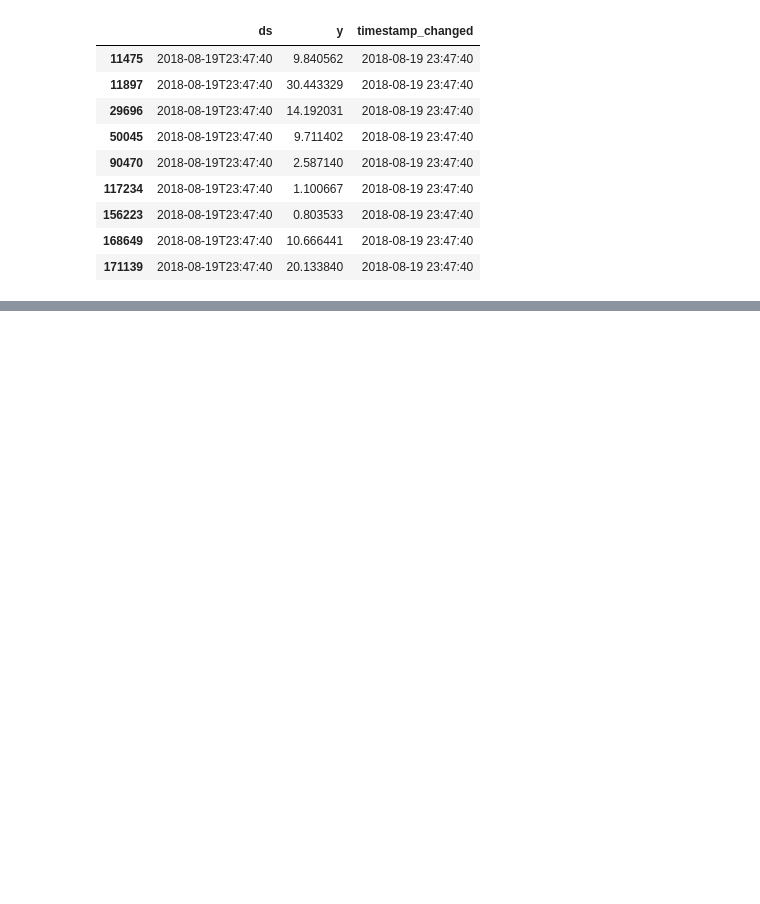
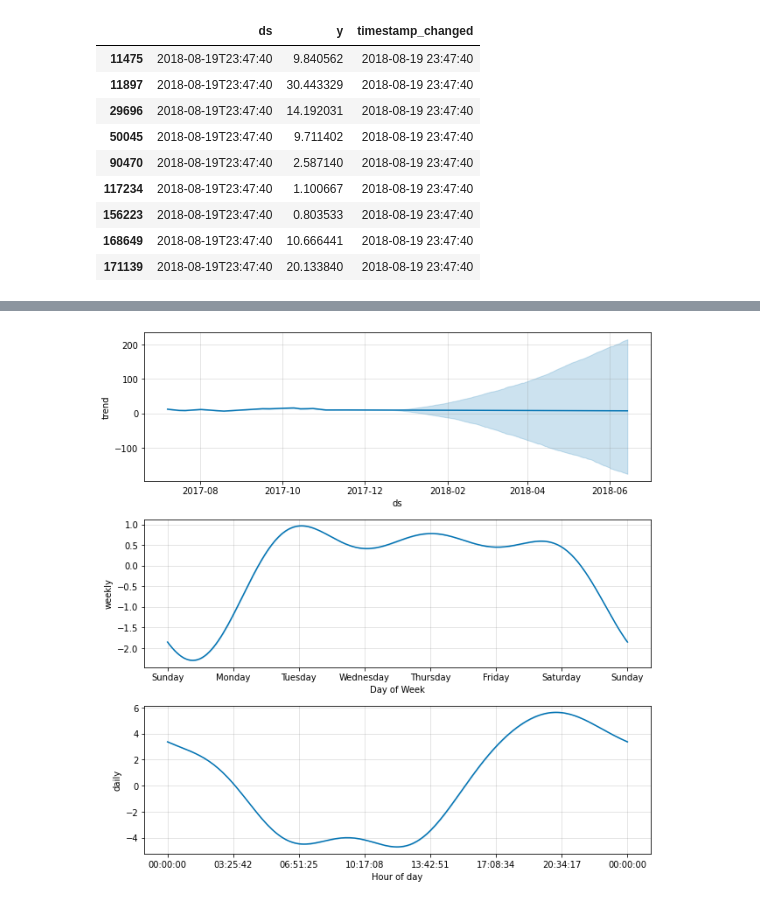
Before and after one commit to ESR76/Capstone-Brick-Modeling, a Jupyter notebook: notebooks/esperanza_development_new.ipynb, the cells around one changed output, grey strips where cells are left out. Drawn from its saved outputs; the diff is of its cells as text; code cells hidden in the pictures; blank space fills up the shorter version.

Commit message:
More work with Prophet and data cleaning. Tried to make predictions on individual floors and realized they all had duplicates but floor 4 is the most off prediction wise. Need to clean notebooks.

```diff
--- a/notebooks/esperanza_development_new.ipynb
+++ b/notebooks/esperanza_development_new.ipynb
@@ -399,0 +618,3 @@ onwards_test_date_reduced.loc[onwards_test_date_reduced['timestamp_changed'] ==
+# %%
+seventy_front_red = seventy_front.drop(['time_transformed'], axis = 1)
+thirty_back_red = thirty_back.drop(['time_transformed'], axis = 1)
@@ -399,0 +630,4 @@ onwards_test_date_reduced.loc[onwards_test_date_reduced['timestamp_changed'] ==
+# %%
+prophet_model = Prophet.Prophet()
+# %%
+prophet_model.fit(seventy_front_red)
@@ -399,0 +638,3 @@ onwards_test_date_reduced.loc[onwards_test_date_reduced['timestamp_changed'] ==
+# %%
+prophet_forecast = prophet_model.make_future_dataframe(periods = 51000, freq = '5min')
+prophet_forecast = prophet_model.predict(prophet_forecast)
@@ -399,0 +650,4 @@ onwards_test_date_reduced.loc[onwards_test_date_reduced['timestamp_changed'] ==
+# %%
+fig2 = prophet_model.plot_components(prophet_forecast)
+# %% [output]
+[figure, added]
```
Also changed, not shown: parts of 134 cells of this notebook.
